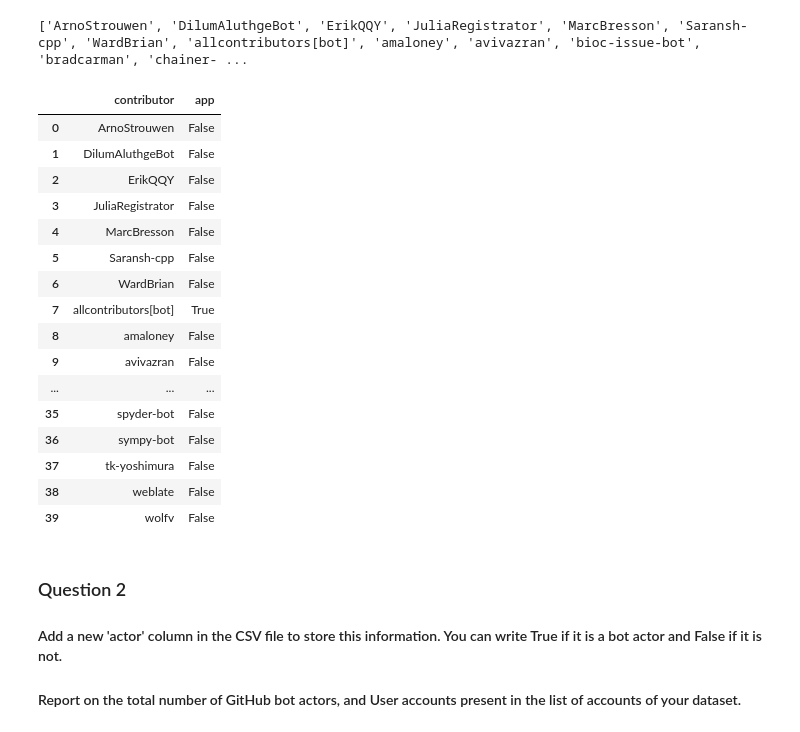
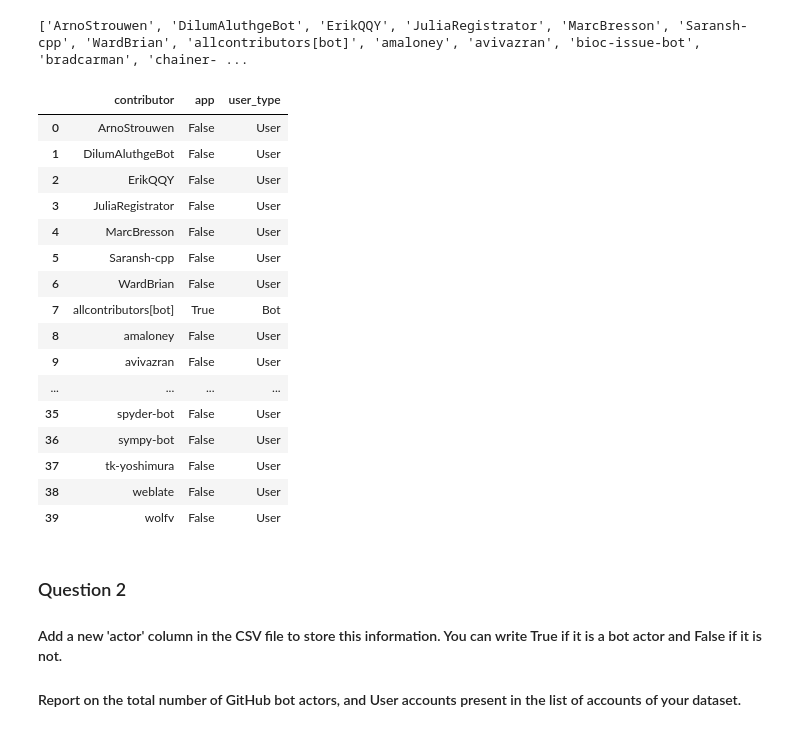
Before and after one commit to ClaireDH3/Software_Evolution_TP_bots, a Jupyter notebook: TP_bots_template.ipynb, the cells around one changed output. Cells and saved outputs as stored; diff of their text form; code cells hidden in the pictures.

```diff
--- a/TP_bots_template.ipynb
+++ b/TP_bots_template.ipynb
@@ -66,47 +66,47 @@ print(contributors_list)
 # %%
 # 1. Using a for loop, iterate over each contributor in the list and query the GitHub Users API.
 #    You can use "query = f'{QUERY_ROOT}/users/{contributor}'", where QUERY_ROOT is defined at the beginning of this notebook
 #    and 'contributor' is each individual contributor from the list
 # 2. Get the response using 'response = requests.get(query, headers=HEADERS)'.
 # 3. convert the response to JSON using 'json_response = response.json()'.
 # 4. Iterate over each JSON response and get the value of the 'type' key. If it is "Bot" then the contributor is a bot actor,
 #    if "User" then the contributor is an account. You should boolean values to indicate if the contributor is a bot actor (True) or User/Organisation (False)
 # 5. Save these results in list of dictionary of the form [{'contributor': <contributor name>, 'app': <boolean value>}, {...}, {...}, {...}].
 #    Lets call this list as "app_dict"
 # 6. Finally convert this list of dictionary to DataFrame by writing 'pd.DataFrame.from_dict(app_dict)'
 # 7. Display the DataFrame. This should have two columns - contributor and app
 app_dict = []
 
 for contributor in contributors_list :
     query = f'{QUERY_ROOT}/users/{contributor}'
     response = requests.get(query, headers=HEADERS)
     json_response = response.json()
     if(json_response['type'] == "Bot"):
         isBot = True
     else:
         isBot = False
-    app_dict.append({'contributor': contributor, 'app': isBot})
+    app_dict.append({'contributor': contributor, "app": isBot, "user_type": json_response["type"]})
 
 dataframe = pd.DataFrame.from_dict(app_dict)
 dataframe
 # %% [output]
-|  | contributor | app |
-| 0 | ArnoStrouwen | False |
-| 1 | DilumAluthgeBot | False |
-| 2 | ErikQQY | False |
-| 3 | JuliaRegistrator | False |
-| 4 | MarcBresson | False |
-| 5 | Saransh-cpp | False |
-| 6 | WardBrian | False |
-| 7 | allcontributors[bot] | True |
-| 8 | amaloney | False |
-| 9 | avivazran | False |
-| ... | ... | ... |
-| 35 | spyder-bot | False |
-| 36 | sympy-bot | False |
-| 37 | tk-yoshimura | False |
-| 38 | weblate | False |
-| 39 | wolfv | False |
+|  | contributor | app | user_type |
+| 0 | ArnoStrouwen | False | User |
+| 1 | DilumAluthgeBot | False | User |
+| 2 | ErikQQY | False | User |
+| 3 | JuliaRegistrator | False | User |
+| 4 | MarcBresson | False | User |
+| 5 | Saransh-cpp | False | User |
+| 6 | WardBrian | False | User |
+| 7 | allcontributors[bot] | True | Bot |
+| 8 | amaloney | False | User |
+| 9 | avivazran | False | User |
+| ... | ... | ... | ... |
+| 35 | spyder-bot | False | User |
+| 36 | sympy-bot | False | User |
+| 37 | tk-yoshimura | False | User |
+| 38 | weblate | False | User |
+| 39 | wolfv | False | User |
 # %% [markdown]
 ### Question 2
 
```
Also changed, not shown: parts of 10 cells of this notebook.
